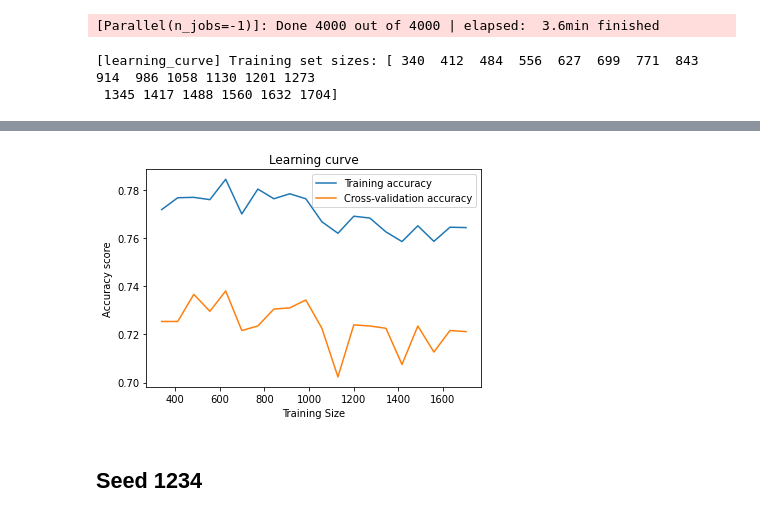
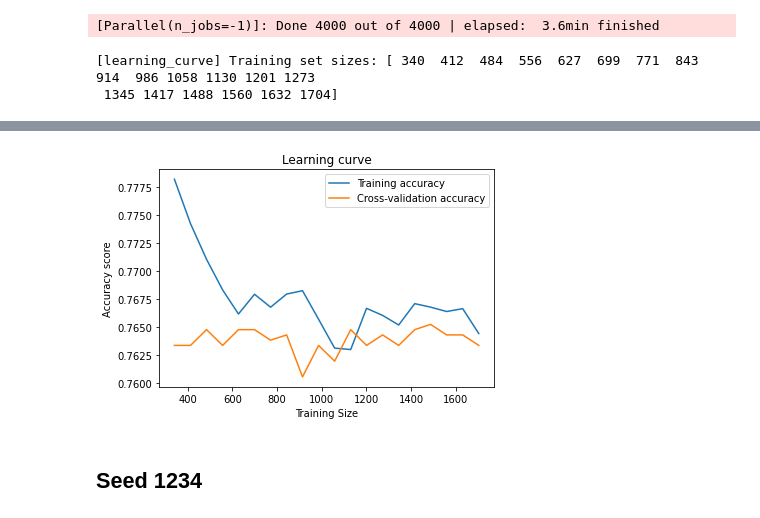
Before and after one commit to tomstark99/COMS30050, a Jupyter notebook: coursework/binary_classification/search_dep_score.ipynb, the cells around one changed output, grey strips where cells are left out. Cells and saved outputs as stored; diff of their text form; code cells hidden in the pictures.

```diff
--- a/coursework/binary_classification/search_dep_score.ipynb
+++ b/coursework/binary_classification/search_dep_score.ipynb
@@ -864,7 +758,7 @@ weighted avg       0.60      0.78      0.68       913
 
 
 # 여기만 바꾸면 된다.
-plot_model = KNeighborsClassifier(algorithm='brute', leaf_size=2, weights='uniform')
+plot_model = KNeighborsClassifier(algorithm='brute', leaf_size=2, weights='uniform', n_neighbors=18)
 
 train_sizes_seed100, train_scores_seed100, val_scores_seed100 = learning_curve(plot_model,
                                                                 X_train,
@@ -897,4 +791,4 @@ plt.show()
-[figure, old version]
+[figure, new version]
 # %% [markdown]
 ## Seed 1234
 # %%
```
Also changed, not shown: parts of 15 cells of this notebook, 6 other files.
